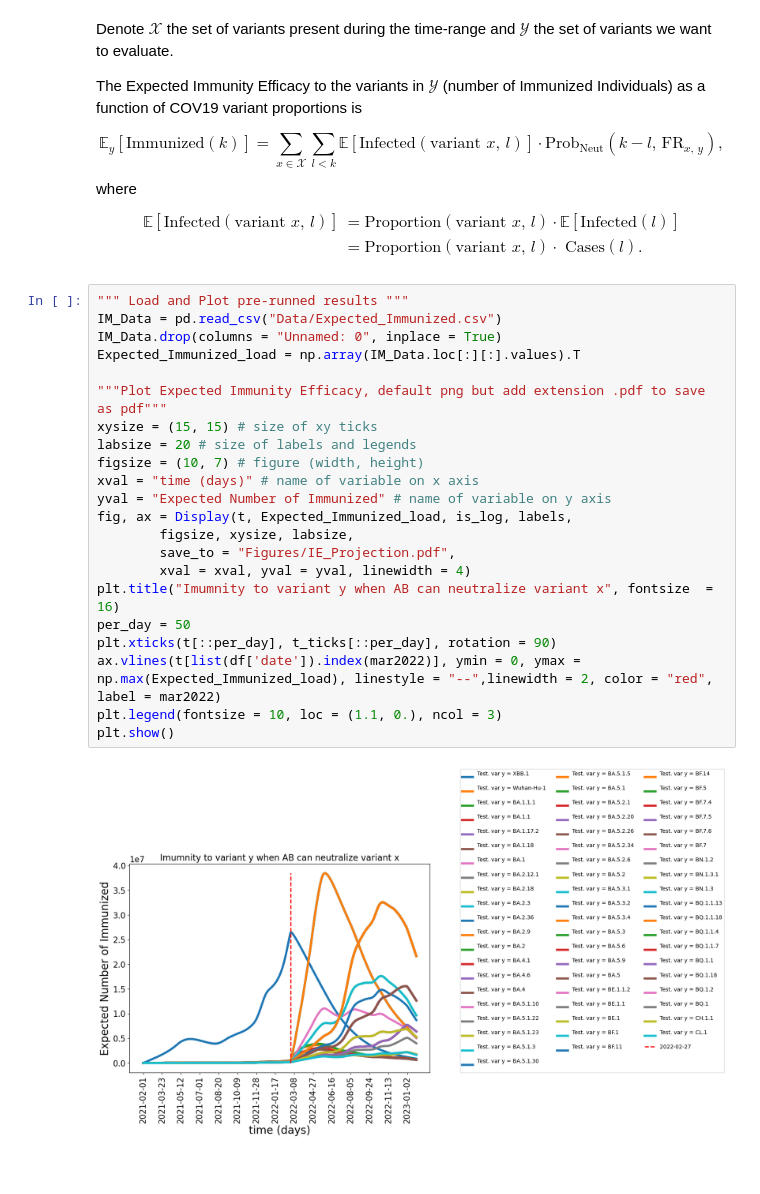
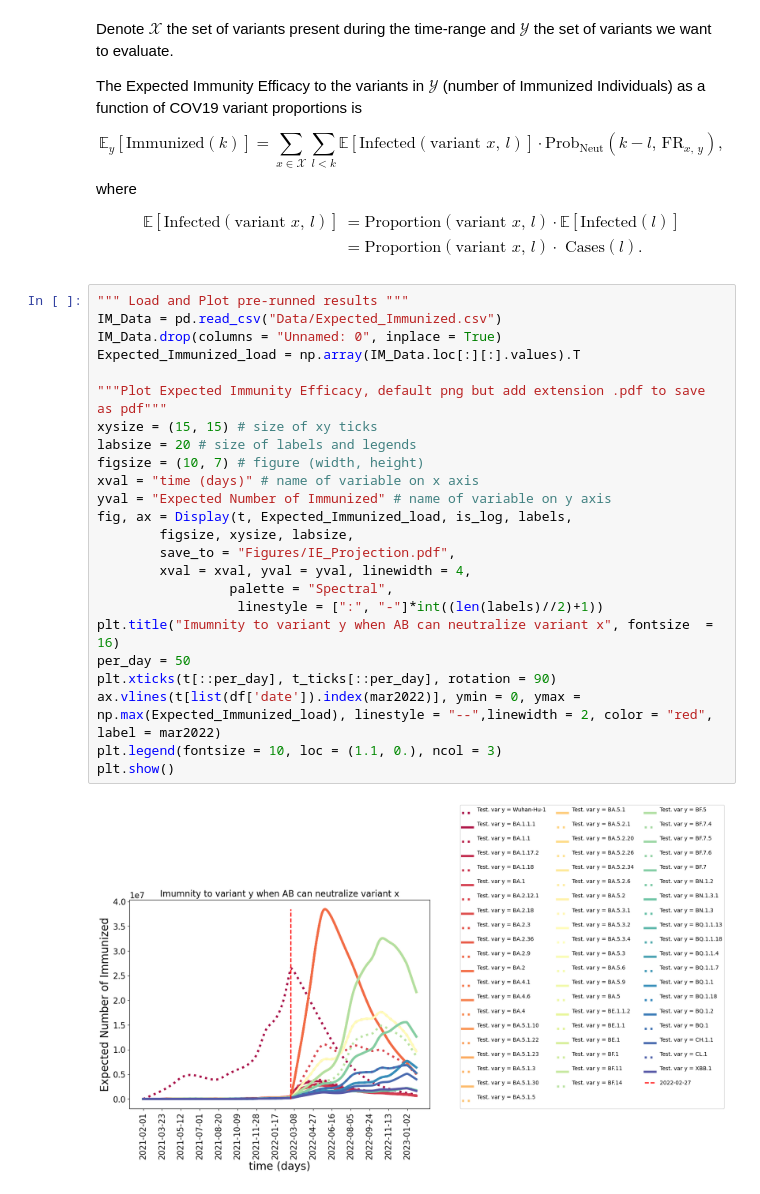
Before and after one commit to AlexiaNomena/Immune_Waning, a Jupyter notebook: Helper_new.ipynb, the cells around one changed output. Drawn from its saved outputs; the diff is of its cells as text.

```diff
--- a/Helper_new.ipynb
+++ b/Helper_new.ipynb
@@ -331,27 +331,29 @@ where
 & = \text{Proportion}(\text{variant } x,\, l) \cdot \text{ Cases}(l).
 \end{split}
 \end{equation}
-# %%
-""" Load and Plot pre-runned results """
-IM_Data = pd.read_csv("Data/Expected_Immunized.csv")
-IM_Data.drop(columns = "Unnamed: 0", inplace = True)
-Expected_Immunized_load = np.array(IM_Data.loc[:][:].values).T
-
-"""Plot Expected Immunity Efficacy, default png but add extension .pdf to save as pdf"""
-xysize = (15, 15) # size of xy ticks
-labsize = 20 # size of labels and legends
-figsize = (10, 7) # figure (width, height)
-xval = "time (days)" # name of variable on x axis
-yval = "Expected Number of Immunized" # name of variable on y axis
-fig, ax = Display(t, Expected_Immunized_load, is_log, labels,
-        figsize, xysize, labsize,
-        save_to = "Figures/IE_Projection.pdf",
-        xval = xval, yval = yval, linewidth = 4)
-plt.title("Imumnity to variant y when AB can neutralize variant x", fontsize  = 16)
-per_day = 50
-plt.xticks(t[::per_day], t_ticks[::per_day], rotation = 90)
-ax.vlines(t[list(df['date']).index(mar2022)], ymin = 0, ymax = np.max(Expected_Immunized_load), linestyle = "--",linewidth = 2, color = "red", label = mar2022)
-plt.legend(fontsize = 10, loc = (1.1, 0.), ncol = 3)
-plt.show()
-# %% [output]
-[figure, removed]
+# %%
+""" Load and Plot pre-runned results """
+IM_Data = pd.read_csv("Data/Expected_Immunized.csv")
+IM_Data.drop(columns = "Unnamed: 0", inplace = True)
+Expected_Immunized_load = np.array(IM_Data.loc[:][:].values).T
+
+"""Plot Expected Immunity Efficacy, default png but add extension .pdf to save as pdf"""
+xysize = (15, 15) # size of xy ticks
+labsize = 20 # size of labels and legends
+figsize = (10, 7) # figure (width, height)
+xval = "time (days)" # name of variable on x axis
+yval = "Expected Number of Immunized" # name of variable on y axis
+fig, ax = Display(t, Expected_Immunized_load, is_log, labels,
+        figsize, xysize, labsize,
+        save_to = "Figures/IE_Projection.pdf",
+        xval = xval, yval = yval, linewidth = 4,
+                 palette = "Spectral",
+                  linestyle = [":", "-"]*int((len(labels)//2)+1))
+plt.title("Imumnity to variant y when AB can neutralize variant x", fontsize  = 16)
+per_day = 50
+plt.xticks(t[::per_day], t_ticks[::per_day], rotation = 90)
+ax.vlines(t[list(df['date']).index(mar2022)], ymin = 0, ymax = np.max(Expected_Immunized_load), linestyle = "--",linewidth = 2, color = "red", label = mar2022)
+plt.legend(fontsize = 10, loc = (1.1, 0.), ncol = 3)
+plt.show()
+# %% [output]
+[figure, added]
```
Also changed, not shown: parts of 3 cells of this notebook, 1 other file.
